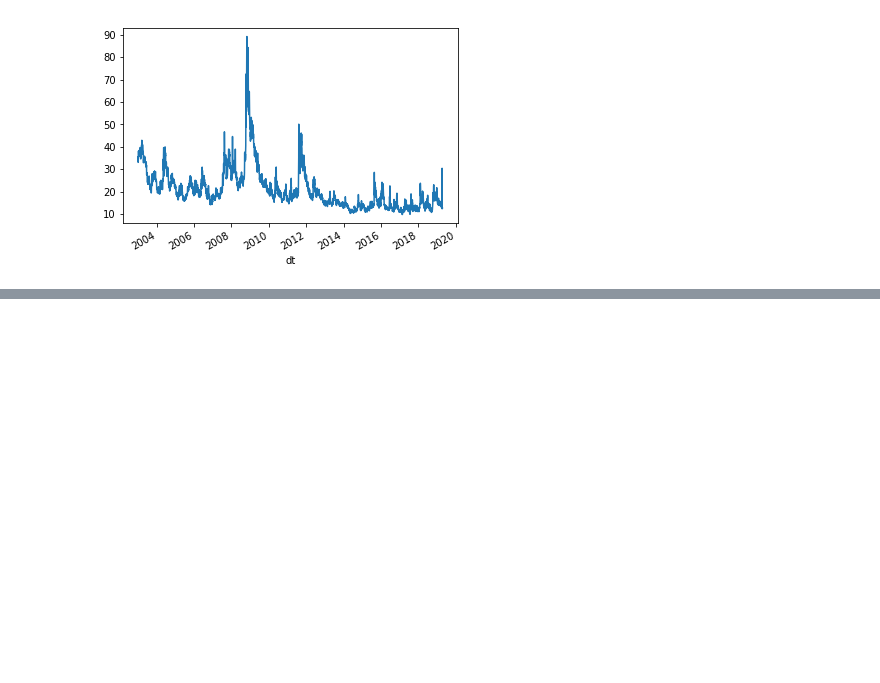
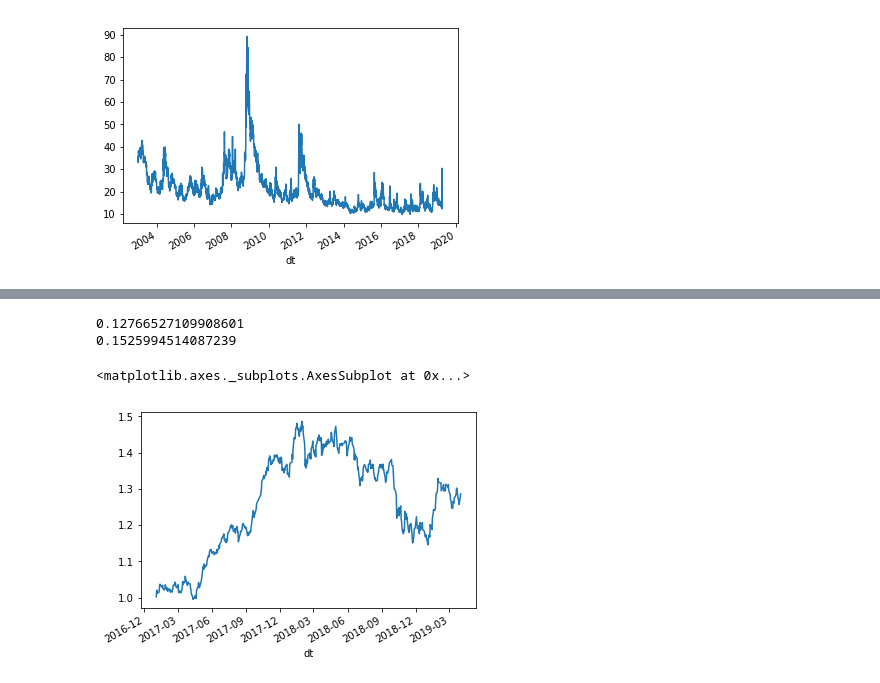
Before and after one commit to kimjungwon90/trade_bot, a Jupyter notebook: ServerSide.ipynb, the cells around one changed output, grey strips where cells are left out. Drawn from its saved outputs; the diff is of its cells as text; code cells hidden in the pictures; blank space fills up the shorter version.

```diff
--- a/ServerSide.ipynb
+++ b/ServerSide.ipynb
@@ -218,0 +316,9 @@ plt.show()
+# %%
+print(df_test.mean(axis=1).mean() * 252)
+print(df_test.mean(axis=1).std() * (252**0.5))
+(df_test.mean(axis=1) + 1).cumprod().plot()
+# %% [output]
+0.12766527109908601
+0.1525994514087239
+<matplotlib.axes._subplots.AxesSubplot at 0x...>
+[figure, added]
```
Also changed, not shown: parts of 19 cells of this notebook, 1 other file.
